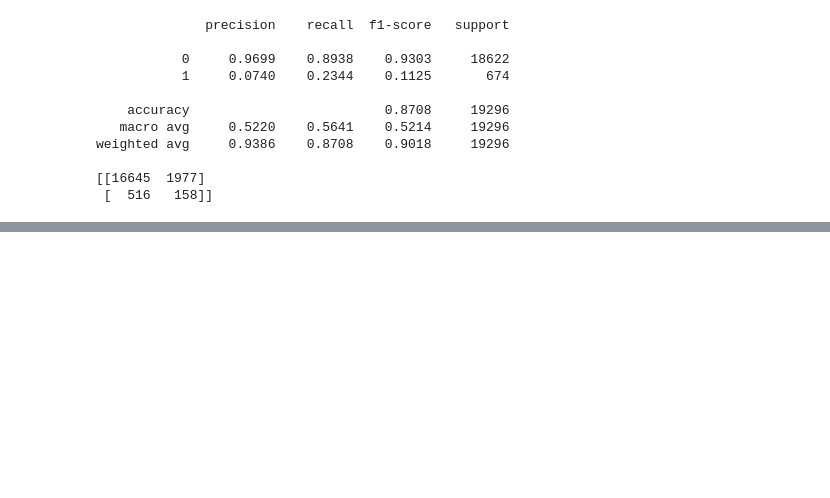
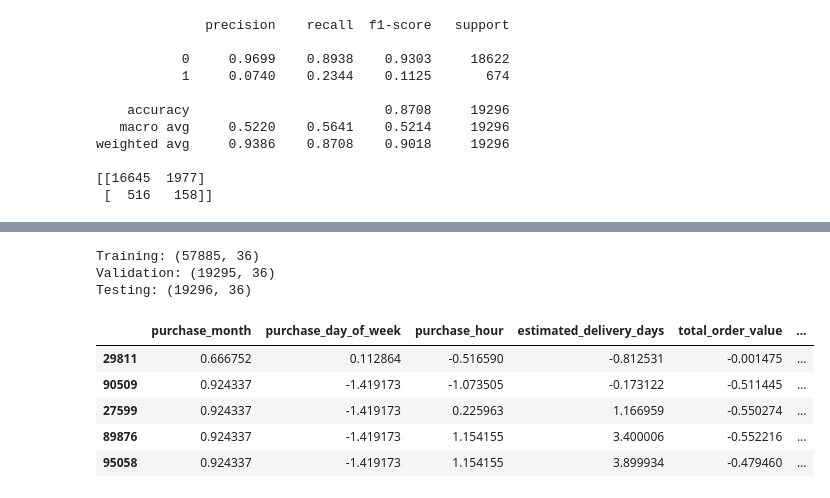
Before and after one commit to sshaz1/retail-business-intelligence-platform, a Jupyter notebook: machine_learning/late_delivery_prediction.ipynb, the cells around one changed output, grey strips where cells are left out. Drawn from its saved outputs; the diff is of its cells as text; code cells hidden in the pictures; blank space fills up the shorter version.

```diff
--- a/machine_learning/late_delivery_prediction.ipynb
+++ b/machine_learning/late_delivery_prediction.ipynb
@@ -913,0 +942,61 @@ Used `class_weight="balanced"` to give late deliveries more importance during tr
+# %%
+# One-hot encode customer states separately for each dataset
+X_train_encoded = pd.get_dummies(
+    X_train, columns=["customer_state"], dtype=int
+)
+
+X_val_encoded = pd.get_dummies(
+    X_val, columns=["customer_state"], dtype=int
+)
+
+X_test_encoded = pd.get_dummies(
+    X_test, columns=["customer_state"], dtype=int
+)
+
+# Match validation and testing columns to training columns
+X_val_encoded = X_val_encoded.reindex(
+    columns=X_train_encoded.columns, fill_value=0
+)
+
+X_test_encoded = X_test_encoded.reindex(
+    columns=X_train_encoded.columns, fill_value=0
+)
+
+# Verify all three datasets have matching features
+print("Training:", X_train_encoded.shape)
+print("Validation:", X_val_encoded.shape)
+print("Testing:", X_test_encoded.shape)
+# %% [output]
+Training: (57885, 36)
+Validation: (19295, 36)
+Testing: (19296, 36)
+# %%
+from sklearn.preprocessing import StandardScaler
+
+# Create a new scaler
+scaler = StandardScaler()
+
+# Learn the mean and standard deviation from training data
+X_train_encoded[numeric_features] = scaler.fit_transform(
+    X_train_encoded[numeric_features]
+)
+
+# Apply training statistics to validation data
+X_val_encoded[numeric_features] = scaler.transform(
+    X_val_encoded[numeric_features]
+)
+
+# Apply training statistics to testing data
+X_test_encoded[numeric_features] = scaler.transform(
+    X_test_encoded[numeric_features]
+)
+
+# Verify the scaled training features
+X_train_encoded[numeric_features].head()
+# %% [output]
+|  | purchase_month | purchase_day_of_week | purchase_hour | estimated_delivery_days | total_order_value | ... |
+| 29811 | 0.666752 | 0.112864 | -0.516590 | -0.812531 | -0.001475 | ... |
+| 90509 | 0.924337 | -1.419173 | -1.073505 | -0.173122 | -0.511445 | ... |
+| 27599 | 0.924337 | -1.419173 | 0.225963 | 1.166959 | -0.550274 | ... |
+| 89876 | 0.924337 | -1.419173 | 1.154155 | 3.400006 | -0.552216 | ... |
+| 95058 | 0.924337 | -1.419173 | 1.154155 | 3.899934 | -0.479460 | ... |
```
Also changed, not shown: parts of 12 cells of this notebook.
